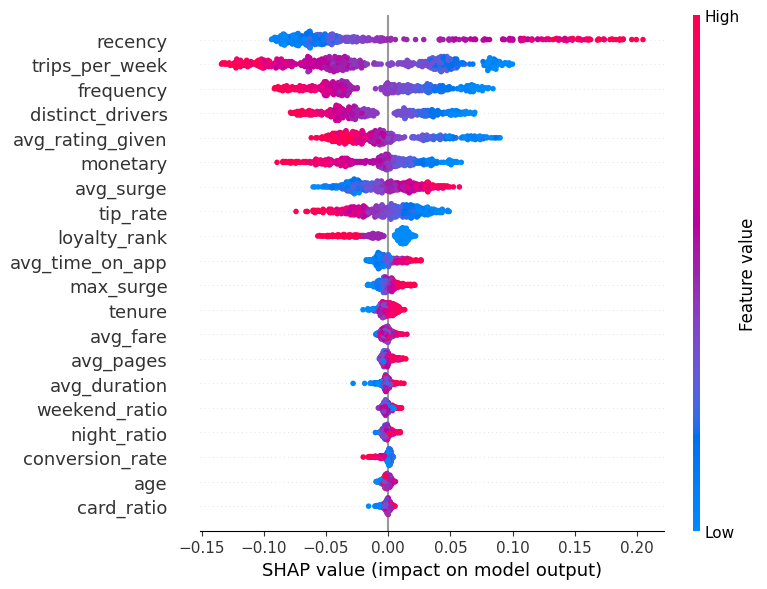
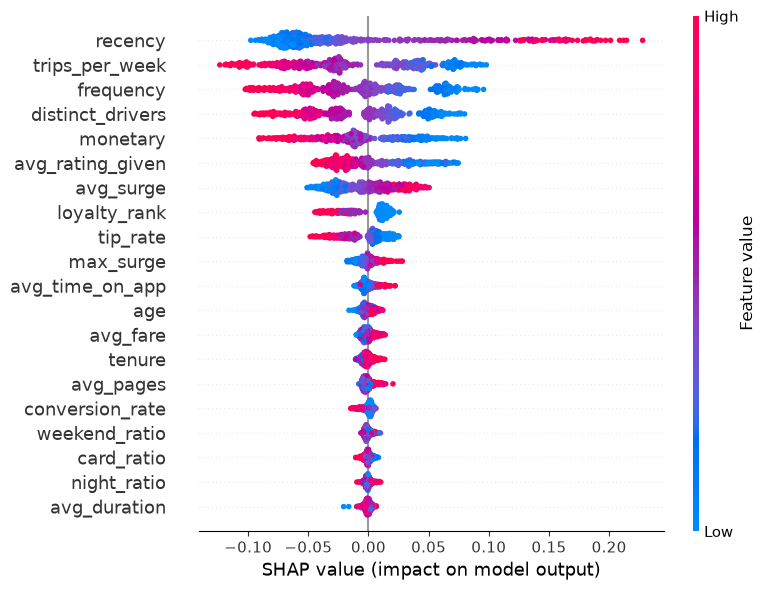
Unified diff of the notebook cell whose output changed from the first chart to the second:
--- before
+++ after
@@ -1,2 +1,3 @@
 shap.summary_plot(sv, sample, feature_names=FEATURE_COLUMNS, show=False, plot_size=(8, 6))
 plt.tight_layout(); plt.show()
+plt.savefig('../visualizations/06_User_SHAP_Value.png')

Commit: End-to-End pipeline - Commit